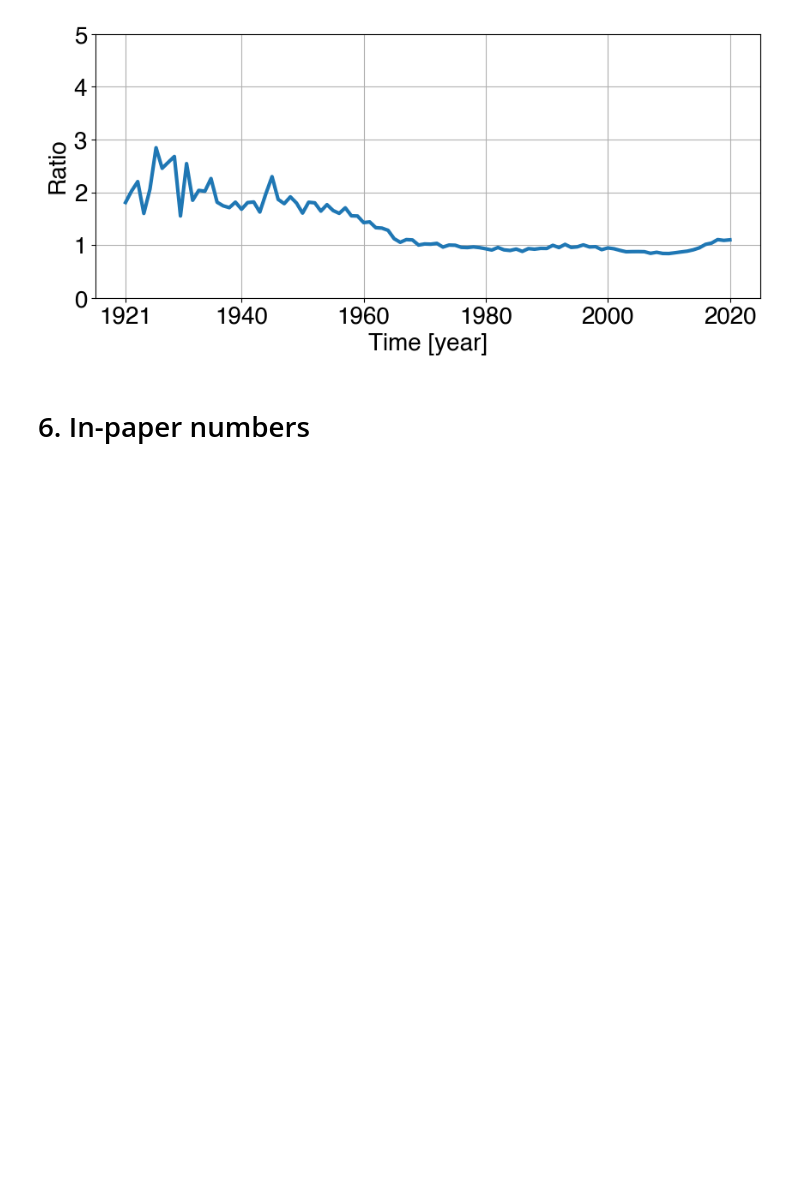
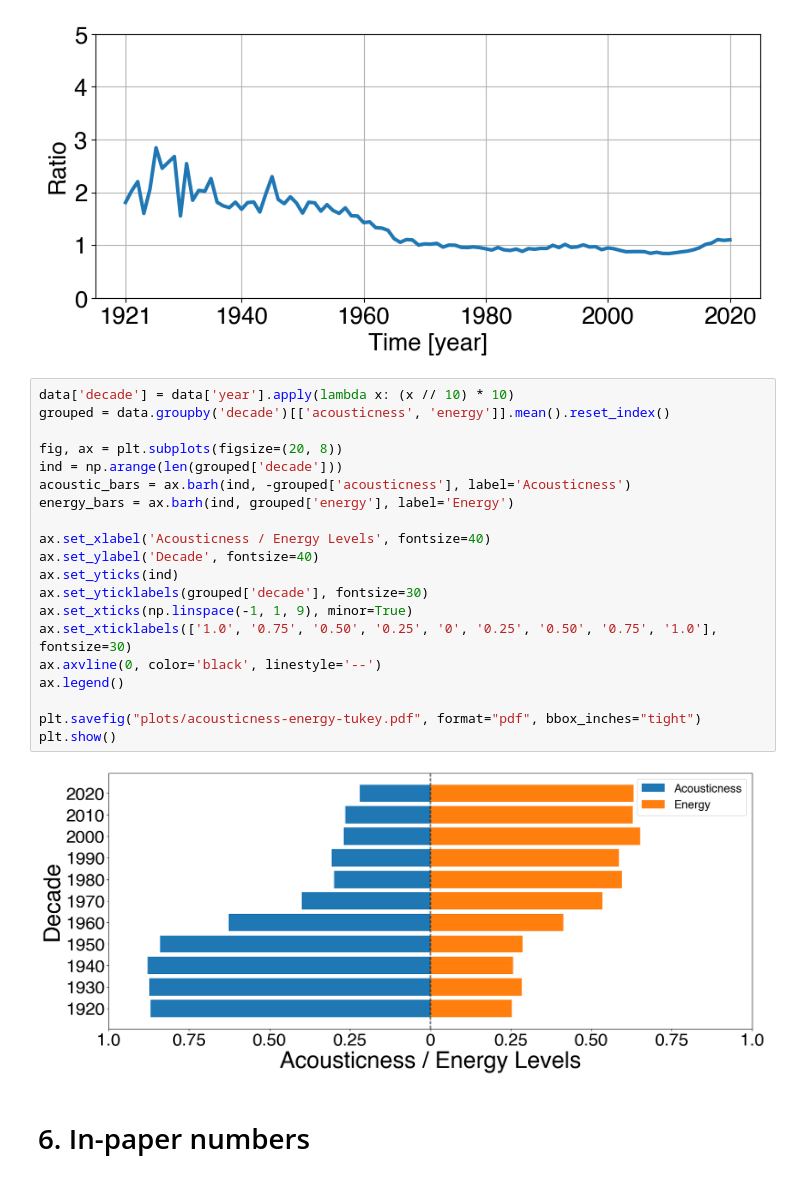
Before and after one commit to Radu-Nicolae/PAPER-Music-Evolution-Over-the-Last-Century, a Jupyter notebook: data-wranggler.ipynb, the cells around one changed output. Saved outputs shown, nothing was run; the diff lists cells and outputs as text; blank space fills up the shorter version.

```diff
--- a/data-wranggler.ipynb
+++ b/data-wranggler.ipynb
@@ -217,6 +222,28 @@ plt.ylabel('Ratio')
 plt.savefig("plots/energy-danceability.pdf", format="pdf", bbox_inches="tight")
 # %% [output]
 [figure]
+# %%
+data['decade'] = data['year'].apply(lambda x: (x // 10) * 10)
+grouped = data.groupby('decade')[['acousticness', 'energy']].mean().reset_index()
+
+fig, ax = plt.subplots(figsize=(20, 8))
+ind = np.arange(len(grouped['decade']))
+acoustic_bars = ax.barh(ind, -grouped['acousticness'], label='Acousticness')
+energy_bars = ax.barh(ind, grouped['energy'], label='Energy')
+
+ax.set_xlabel('Acousticness / Energy Levels', fontsize=40)
+ax.set_ylabel('Decade', fontsize=40)
+ax.set_yticks(ind)
+ax.set_yticklabels(grouped['decade'], fontsize=30)
+ax.set_xticks(np.linspace(-1, 1, 9), minor=True)
+ax.set_xticklabels(['1.0', '0.75', '0.50', '0.25', '0', '0.25', '0.50', '0.75', '1.0'], fontsize=30)
+ax.axvline(0, color='black', linestyle='--')
+ax.legend()
+
+plt.savefig("plots/acousticness-energy-tukey.pdf", format="pdf", bbox_inches="tight")
+plt.show()
+# %% [output]
+[figure, added]
 # %% [markdown]
 # 6. In-paper numbers
 # %% [markdown]
```
Also changed, not shown: parts of 4 cells of this notebook, 5 other files.
